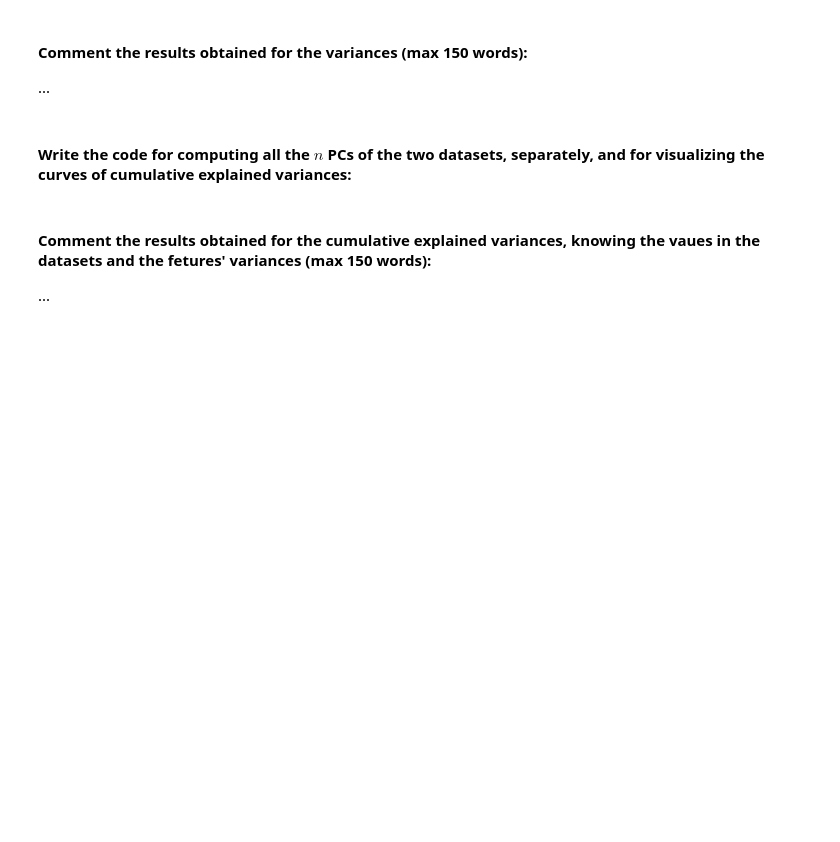
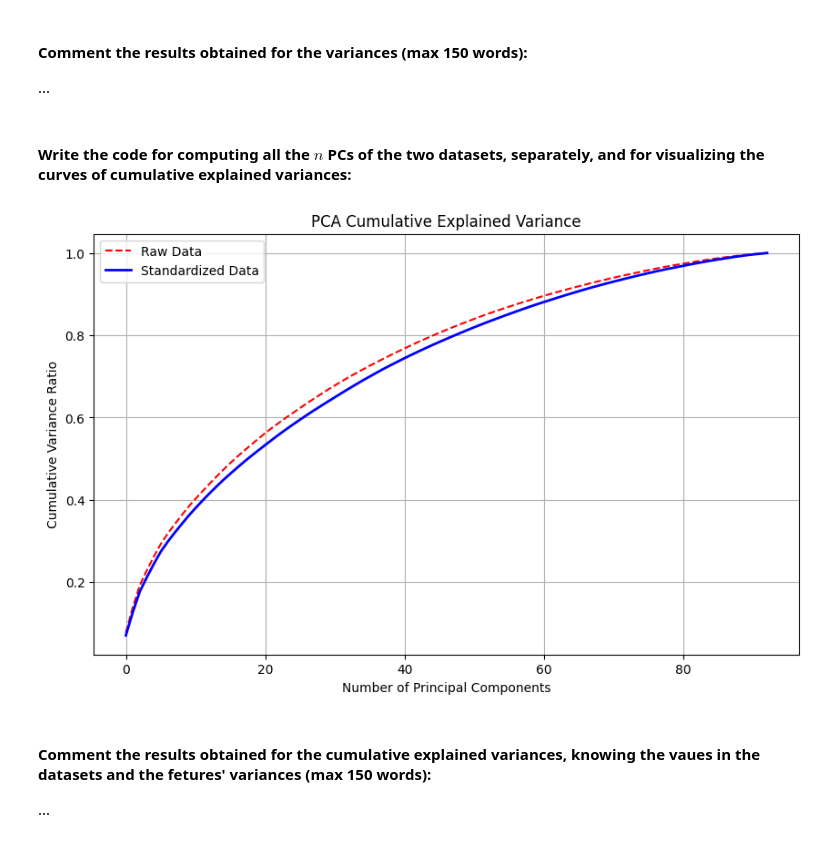
Before and after one commit to mertdenizer/PCA_project, a Jupyter notebook: HWpca_Surname1_Surname2.ipynb, the cells around one changed output. Saved outputs shown, nothing was run; the diff lists cells and outputs as text; code cells hidden in the pictures; blank space fills up the shorter version.

```diff
--- a/HWpca_Surname1_Surname2.ipynb
+++ b/HWpca_Surname1_Surname2.ipynb
@@ -388,6 +363,32 @@ For doing this exercise, fill the cells below following the instructions you rea
 #### Write the code for computing all the $n$ PCs of the two datasets, separately, and for visualizing the curves of cumulative explained variances:
 # %%
 # [write the code here]
+
+#PCA on raw encoded data
+pca_enc = PCA()
+pca_enc.fit(responses_ft_enc)
+
+#PCA on standardized data
+pca_pp = PCA()
+pca_pp.fit(responses_ft_pp)
+
+#the cumulative sums
+cum_var_enc = np.cumsum(pca_enc.explained_variance_ratio_)
+cum_var_pp = np.cumsum(pca_pp.explained_variance_ratio_)
+
+plt.figure(figsize=(10, 6))
+plt.plot(cum_var_enc, label='Raw Data', color='red', linestyle='--')
+plt.plot(cum_var_pp, label='Standardized Data', color='blue', linewidth=2)
+
+
+plt.title("PCA Cumulative Explained Variance")
+plt.xlabel("Number of Principal Components")
+plt.ylabel("Cumulative Variance Ratio")
+plt.legend()
+plt.grid(True)
+plt.show()
+# %% [output]
+[figure, added]
 # %% [markdown]
 #### Comment the results obtained for the cumulative explained variances, knowing the vaues in the datasets and the fetures' variances (max 150 words):
 
```
Also changed, not shown: parts of 3 cells of this notebook.
